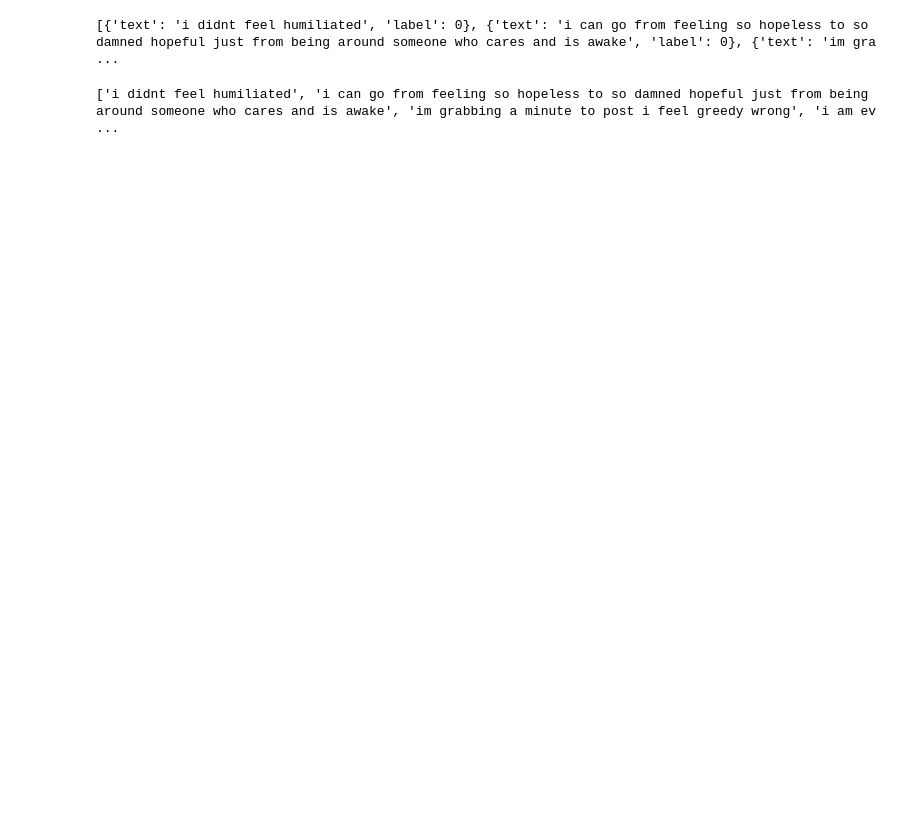
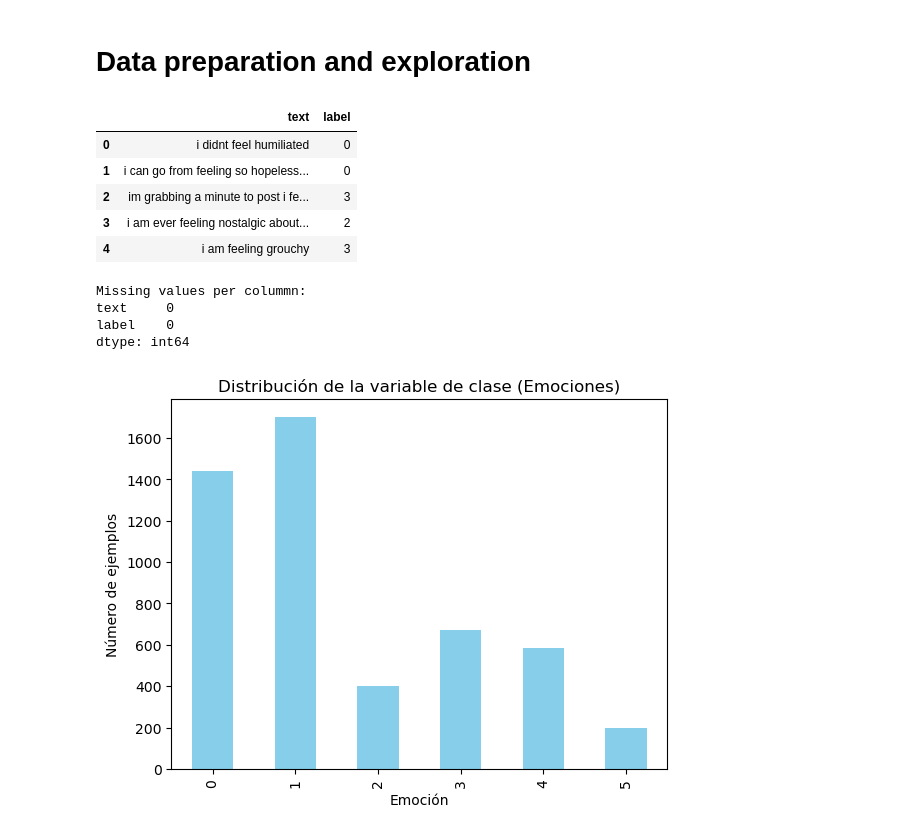
Before and after one commit to sofiaamartinezz/IS_Seminar2, a Jupyter notebook: assignment.ipynb, the cells around one changed output. Saved outputs shown, nothing was run; the diff lists cells and outputs as text; code cells hidden in the pictures; blank space fills up the shorter version.

Commit message:
Data preparation and exploration

```diff
--- a/assignment.ipynb
+++ b/assignment.ipynb
@@ -6,3 +10,5 @@ import json
+# %% [markdown]
+# Data preparation and exploration
 # %%
 filename = "emotion_dataset.txt"
 
@@ -13,11 +19,34 @@ with open(filename, 'r') as file:
 # Each line as a json dictionary
 dataset = [json.loads(line) for line in lines]
 
-print(dataset)
+df = pd.DataFrame(dataset)
+
+# Mostrar las primeras filas del DataFrame
+df.head()
 # %% [output]
-[{'text': 'i didnt feel humiliated', 'label': 0}, {'text': 'i can go from feeling so hopeless to so damned hopeful just from being around someone who cares and is awake', 'label': 0}, {'text': 'im gra ...
+|  | text | label |
+| 0 | i didnt feel humiliated | 0 |
+| 1 | i can go from feeling so hopeless... | 0 |
+| 2 | im grabbing a minute to post i fe... | 3 |
+| 3 | i am ever feeling nostalgic about... | 2 |
+| 4 | i am feeling grouchy | 3 |
-# %%
-text = [item["text"] for item in dataset]
-print(text)
-# %% [output]
-['i didnt feel humiliated', 'i can go from feeling so hopeless to so damned hopeful just from being around someone who cares and is awake', 'im grabbing a minute to post i feel greedy wrong', 'i am ev ...
+# %%
+# Check missing values
+print("\nMissing values per colummn:")
+print(df.isnull().sum())
+# %% [output]
+Missing values per colummn:
+text     0
+label    0
+dtype: int64
+# %%
+# Data distribution
+class_distribution = df['label'].value_counts().sort_index()
+
+class_distribution.plot(kind='bar', color='skyblue')
+plt.title('Distribución de la variable de clase (Emociones)')
+plt.xlabel('Emoción')
+plt.ylabel('Número de ejemplos')
+plt.show()
+# %% [output]
+[figure, added]
```
Also changed, not shown: parts of 5 cells of this notebook.
